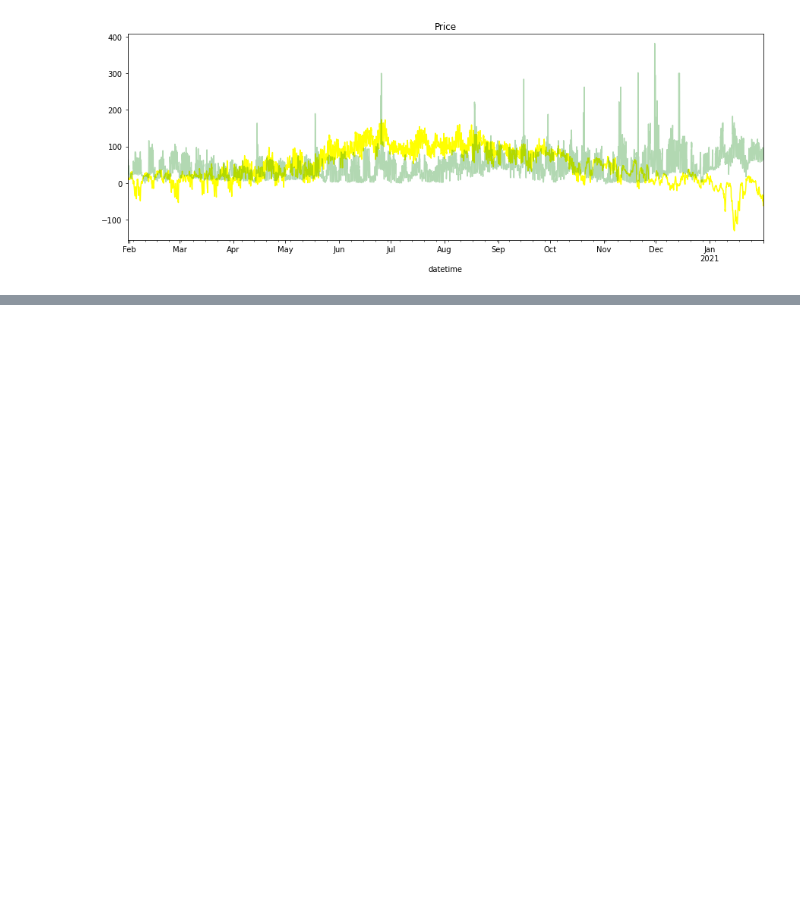
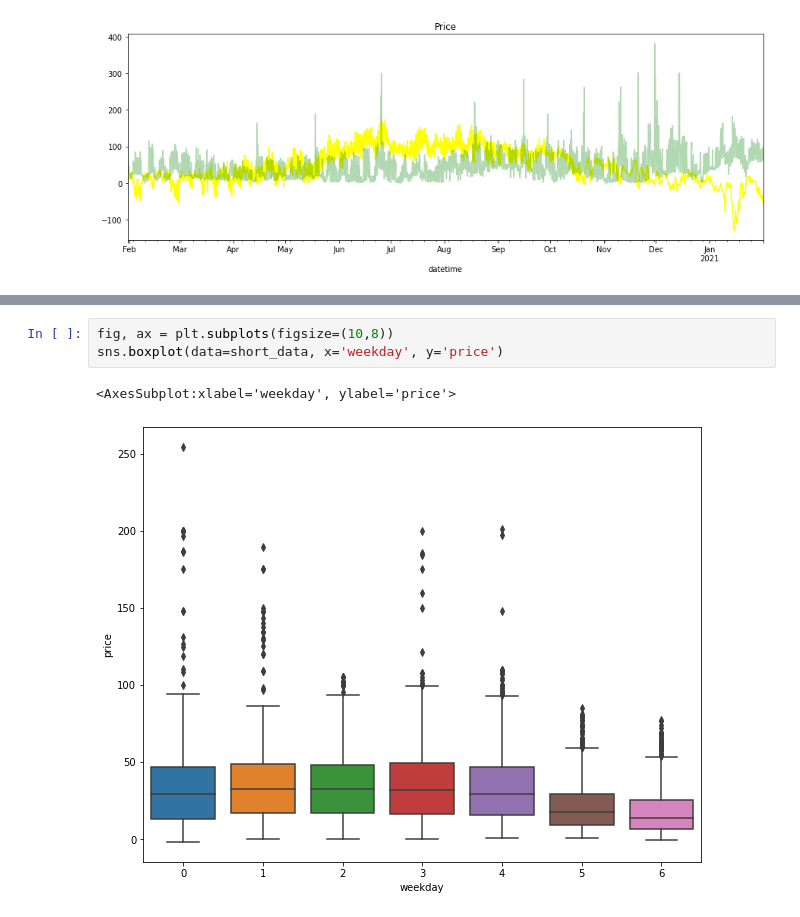
Before and after one commit to IDS-mini/electricity, a Jupyter notebook: data/data_integration_s.ipynb, the cells around one changed output, grey strips where cells are left out. Drawn from its saved outputs; the diff is of its cells as text; blank space fills up the shorter version.

```diff
--- a/data/data_integration_s.ipynb
+++ b/data/data_integration_s.ipynb
@@ -93,0 +122,6 @@ short_data.loc[:,'price'].apply(lambda t: t*1.5).plot(ax=ax, style='-', alpha=0.
+# %%
+fig, ax = plt.subplots(figsize=(10,8))
+sns.boxplot(data=short_data, x='weekday', y='price')
+# %% [output]
+<AxesSubplot:xlabel='weekday', ylabel='price'>
+[figure, added]
```
Also changed, not shown: parts of 24 cells of this notebook.
